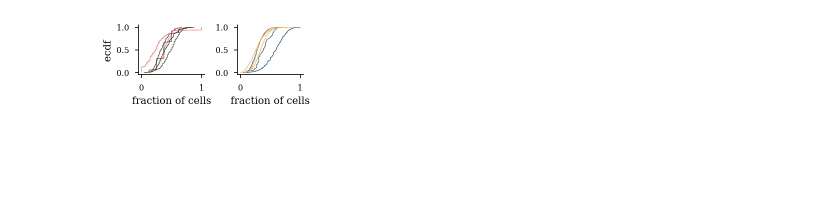
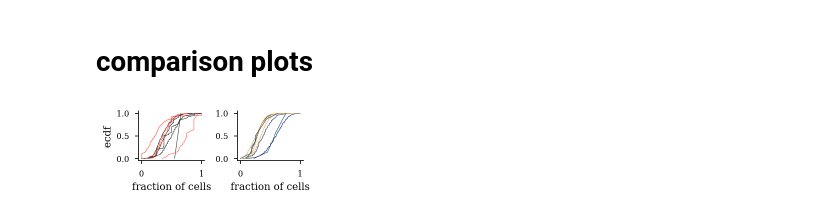
Before and after one commit to ryanharvey1/ripple_analyses, a Jupyter notebook: notebooks/frac_of_participation.ipynb, the cells around one changed output. Saved outputs shown, nothing was run; the diff lists cells and outputs as text; code cells hidden in the pictures; blank space fills up the shorter version.

Commit message:
new participation metrics and figures

```diff
--- a/notebooks/frac_of_participation.ipynb
+++ b/notebooks/frac_of_participation.ipynb
@@ -62,6 +69,7 @@ recruit_frac = []
 area = []
 session_ = []
 n_ripples = []
+n_cells = []
 for session in tqdm(df_swr.session.unique()):
 
     spikes = np.load(
@@ -80,6 +88,8 @@ for session in tqdm(df_swr.session.unique()):
         recruit_frac.append(get_recruted(cur_spikes,df_swr,session))
         # add number of ripples
         n_ripples.append(np.repeat(len(df_swr[df_swr.session == session]), len(df_swr[df_swr.session == session])))
+        # add number of cells
+        n_cells.append(np.full(len(df_swr[df_swr.session == session]),cur_spikes.shape[0]))
         # add area ID
         area.append([area_]*len(df_swr[df_swr.session == session]))
         # add session ID
@@ -104,0 +167,15 @@ df.to_csv('F:\Projects\PAE_PlaceCell\analysis\ripple_modulation\post_processed\r
+# %%
+df = pd.DataFrame()
+
+df['session'] = list(itertools.chain(*session_))
+rat = [s.split('_')[0] for s in df.session]
+df['rat']=rat
+df = add_group_affiliation(df)
+df['area'] = list(itertools.chain(*area))
+df['recruit_frac'] = list(itertools.chain(*recruit_frac))
+df['n_ripples'] = list(itertools.chain(*n_ripples))
+df['n_cells'] = list(itertools.chain(*n_cells))
+df['cell_type'] = list(itertools.chain(*cell_type))
+
+display(df)
+df.to_csv(r'F:\Projects\PAE_PlaceCell\analysis\ripple_modulation\post_processed\recruit_frac_df_v2.csv')
@@ -104,0 +237,16 @@ df.to_csv('F:\Projects\PAE_PlaceCell\analysis\ripple_modulation\post_processed\r
+# %%
+df_part_prob = pd.DataFrame()
+
+df_part_prob['session'] = list(itertools.chain(*session_))
+rat = [s.split('_')[0] for s in df_part_prob.session]
+df_part_prob['rat']=rat
+df_part_prob = add_group_affiliation(df_part_prob)
+df_part_prob['area'] = list(itertools.chain(*area))
+df_part_prob['participation_prob'] = list(itertools.chain(*participation_prob))
+df_part_prob['n_ripples'] = list(itertools.chain(*n_ripples))
+df_part_prob['n_cells'] = list(itertools.chain(*n_cells))
+df_part_prob['n_spikes'] = list(itertools.chain(*n_spikes))
+df_part_prob['cell_type'] = list(itertools.chain(*cell_type))
+
+display(df_part_prob)
+df_part_prob.to_csv(r'F:\Projects\PAE_PlaceCell\analysis\ripple_modulation\post_processed\recruit_frac_df_part_prob.csv')
@@ -105,3 +267,5 @@ df.to_csv('F:\Projects\PAE_PlaceCell\analysis\ripple_modulation\post_processed\r
+# %% [markdown]
+# comparison plots
 # %%
 tex_fonts = {
 #     # Use LaTeX to write all text
@@ -113,14 +277,17 @@ tex_fonts = {
     # Make the legend/label fonts a little smaller
     "legend.fontsize": 8,
     "xtick.labelsize": 8,
-    "ytick.labelsize": 8
+    "ytick.labelsize": 8,
+    "svg.fonttype": 'none'
 }
 plt.style.use('seaborn-paper')
 plt.rcParams.update(tex_fonts)
 
+# plt.rcParams['svg.fonttype'] = 'none'
+
+
 %config InlineBackend.figure_format = 'retina'
-
-fig_save_path = 'D:/ryanh/GoogleDrive/school_work/UNM/Lab/Projects/Dissertation/dissertation/inkscape_figs/ripple_recuitment/'
+fig_save_path = 'D:/ryanh/GoogleDrive/school_work/UNM/Lab/Projects/pae_ripple_paper/inkscape_figs/ripple_recuitment/'
 # %%
 group_colors = {"controlca1": '#222629ff',
                 "controlca3": '#103876ff',
@@ -139,30 +306,30 @@ def plot_ecdf(var,df,area,ax,group_colors):
             xs, ys = ecdf(y[var])
             ax.plot(xs,ys,color=group_colors[y.group.iloc[0]+y.area.iloc[0]],linewidth=.5)
 # %%
-df2 = df[df.n_ripples > 50]
+df2 = df
 
 
 fig, axs = plt.subplots(1,2, figsize=set_size('thesis', fraction=.5, subplots=(1, 2)), edgecolor='k')
 fig.subplots_adjust(hspace = 1.2, wspace=0.5)
 axs = axs.ravel()
 
 ax_num = [0,1]
 plot_ecdf('recruit_frac',df2,'ca1',axs[ax_num[0]],group_colors)
 axs[ax_num[0]].set_xlabel('fraction of cells')
 axs[ax_num[0]].set_ylabel('ecdf')
 
 plot_ecdf('recruit_frac',df2,'ca3',axs[ax_num[1]],group_colors)
 axs[ax_num[1]].set_xlabel('fraction of cells')
 
 for i in range(2):
     right_side = axs[i].spines["right"]
     right_side.set_visible(False)
     top_side = axs[i].spines["top"]
     top_side.set_visible(False)
 
 plt.savefig(os.path.join(fig_save_path,'recruit_frac.svg'),dpi=300,bbox_inches='tight')
 # %% [output]
-[figure, old version]
+[figure, new version]
 # %%
 import seaborn as sns
 fig, axs = plt.subplots(1,2, figsize=set_size('thesis', fraction=.4, subplots=(1, 1)), edgecolor='k')
```
Also changed, not shown: parts of 21 cells of this notebook.
